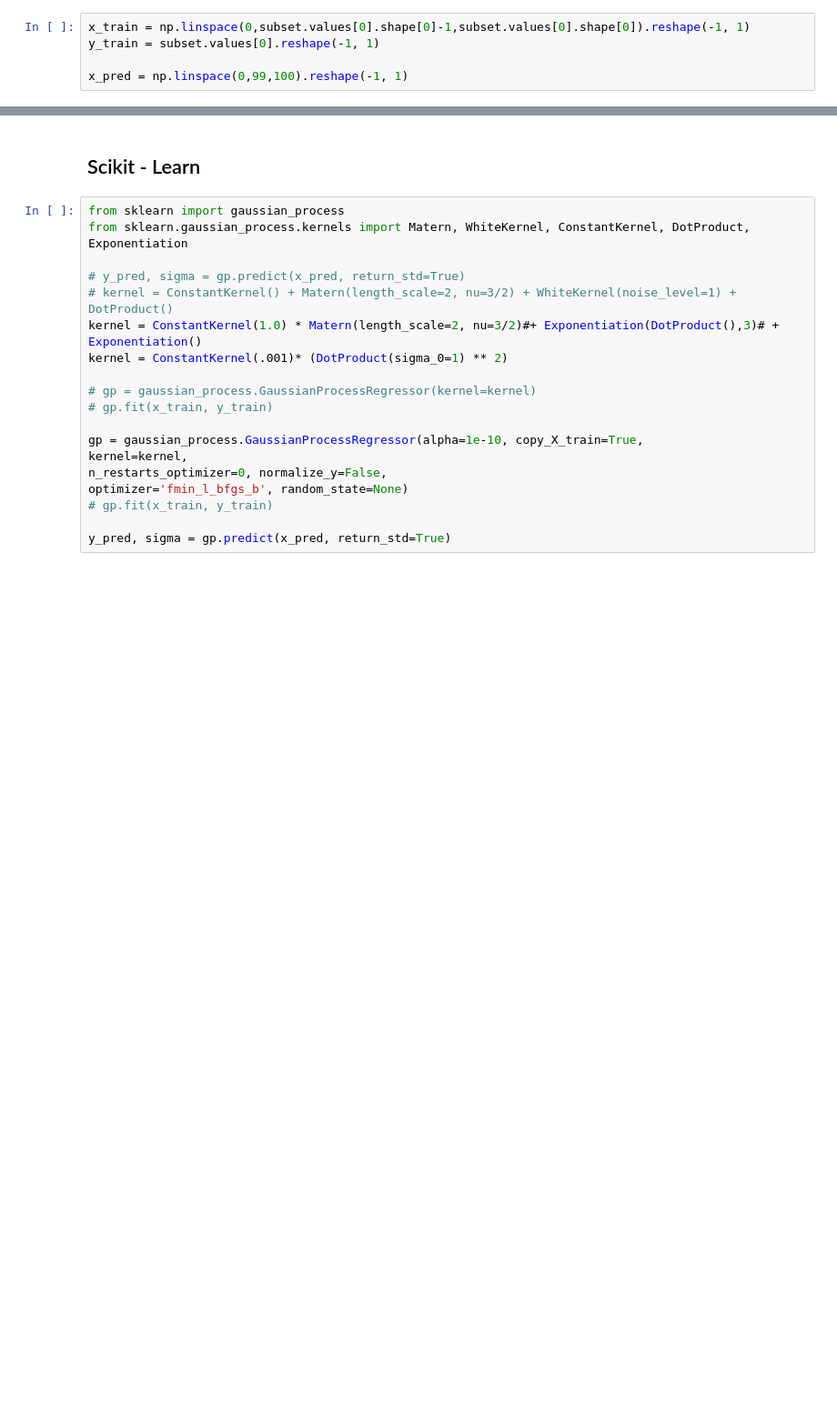
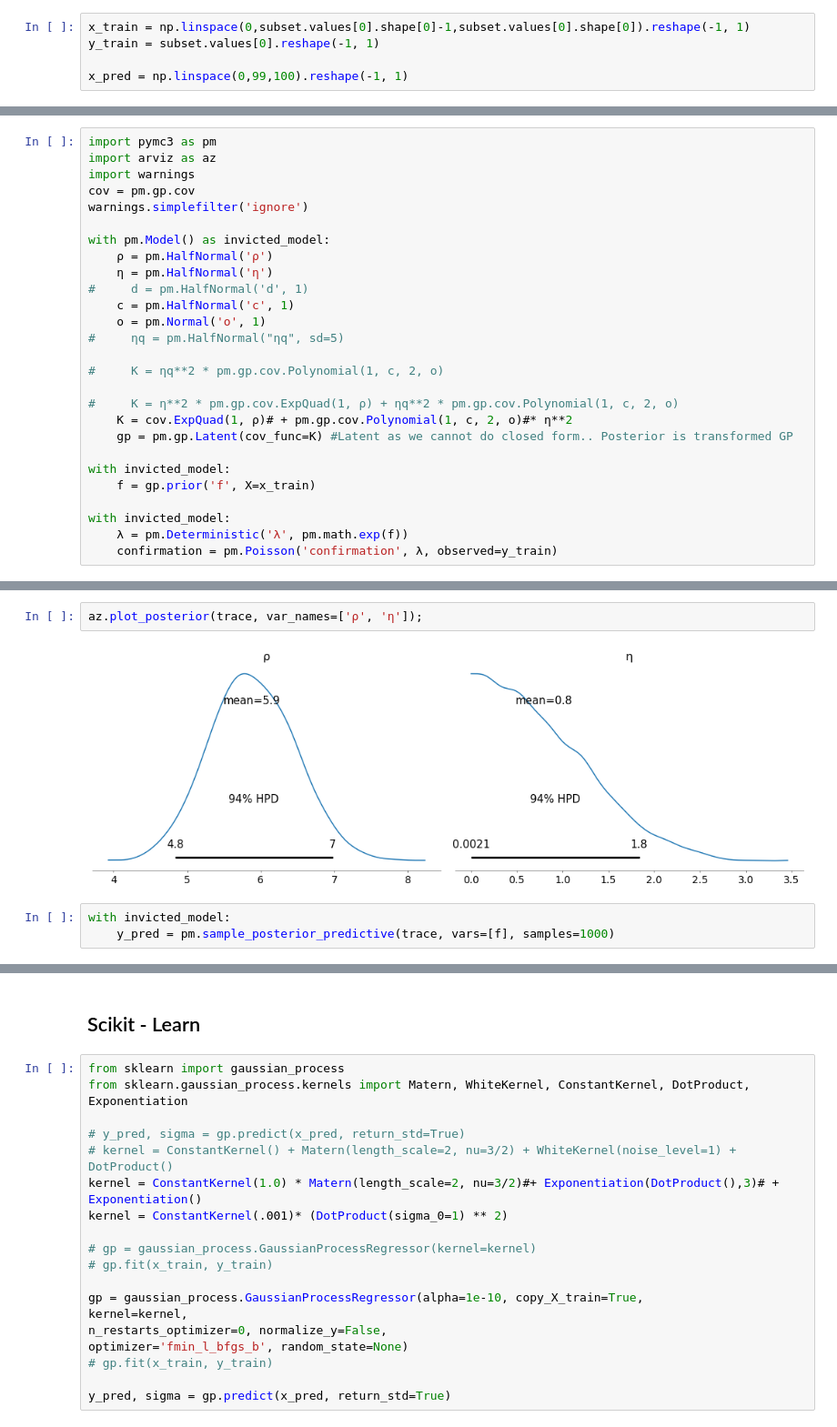
Before and after one commit to hkortier/schoolofai, a Jupyter notebook: corona.ipynb, the cells around one changed output, grey strips where cells are left out. Shown at 91% size. Drawn from its saved outputs; the diff is of its cells as text; blank space fills up the shorter version.

```diff
--- a/corona.ipynb
+++ b/corona.ipynb
@@ -52,0 +85,27 @@ x_pred = np.linspace(0,99,100).reshape(-1, 1)
+# %%
+import pymc3 as pm
+import arviz as az
+import warnings
+cov = pm.gp.cov
+warnings.simplefilter('ignore')
+
+with pm.Model() as invicted_model:
+    ρ = pm.HalfNormal('ρ')
+    η = pm.HalfNormal('η')
+#     d = pm.HalfNormal('d', 1)
+    c = pm.HalfNormal('c', 1)
+    o = pm.Normal('o', 1)
+#     ηq = pm.HalfNormal("ηq", sd=5)
+
+#     K = ηq**2 * pm.gp.cov.Polynomial(1, c, 2, o)
+
+#     K = η**2 * pm.gp.cov.ExpQuad(1, ρ) + ηq**2 * pm.gp.cov.Polynomial(1, c, 2, o)
+    K = cov.ExpQuad(1, ρ)# + pm.gp.cov.Polynomial(1, c, 2, o)#* η**2
+    gp = pm.gp.Latent(cov_func=K) #Latent as we cannot do closed form.. Posterior is transformed GP
+
+with invicted_model:
+    f = gp.prior('f', X=x_train)
+
+with invicted_model:
+    λ = pm.Deterministic('λ', pm.math.exp(f))
+    confirmation = pm.Poisson('confirmation', λ, observed=y_train)
@@ -52,0 +120,7 @@ x_pred = np.linspace(0,99,100).reshape(-1, 1)
+# %%
+az.plot_posterior(trace, var_names=['ρ', 'η']);
+# %% [output]
+[figure, added]
+# %%
+with invicted_model:
+    y_pred = pm.sample_posterior_predictive(trace, vars=[f], samples=1000)
```
Also changed, not shown: parts of 33 cells of this notebook, 20 other files.
